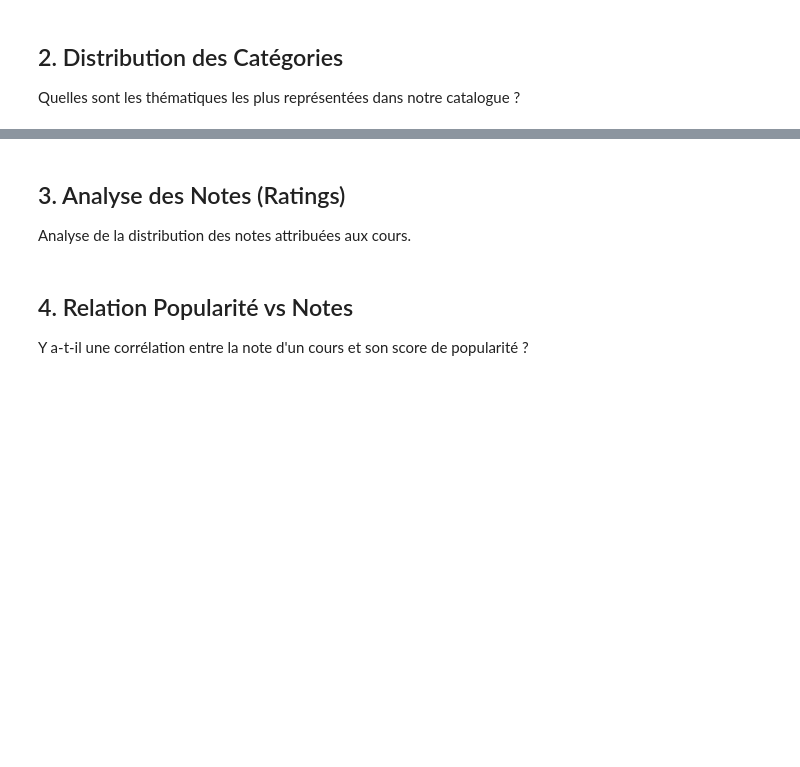
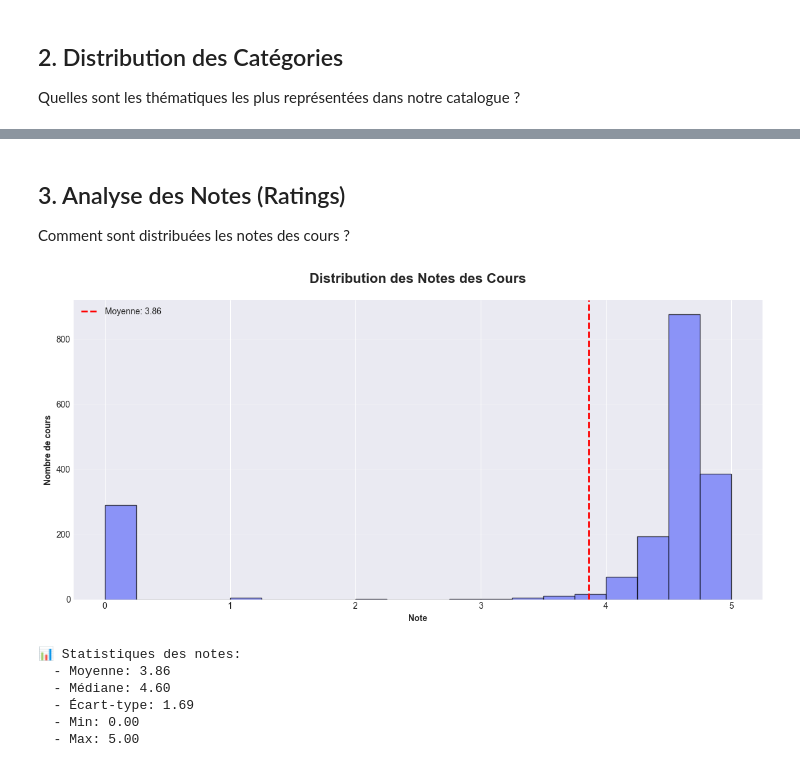
Before and after one commit to Badr-Bouymejjane/PFM_Python_MSDIA, a Jupyter notebook: notebooks/Data_Visualisation.ipynb, the cells around one changed output, grey strips where cells are left out. Cells and saved outputs as stored; diff of their text form; code cells hidden in the pictures; blank space fills up the shorter version.

```diff
--- a/notebooks/Data_Visualisation.ipynb
+++ b/notebooks/Data_Visualisation.ipynb
@@ -73,3 +121,3 @@ fig.show()
 # %% [markdown]
 ## 3. Analyse des Notes (Ratings)
-Analyse de la distribution des notes attribuées aux cours.
+Comment sont distribuées les notes des cours ?
@@ -87,3 +123,0 @@ fig.show()
-# %% [markdown]
-## 4. Relation Popularité vs Notes
-Y a-t-il une corrélation entre la note d'un cours et son score de popularité ?
@@ -101,0 +124,34 @@ fig.show()
+# %%
+# Créer un histogramme des notes
+fig, ax = plt.subplots(figsize=(12, 6))
+
+# Histogramme avec style
+n, bins, patches = ax.hist(df['rating'], bins=20, color='#636EFA', edgecolor='black', alpha=0.7)
+
+# Ajouter une ligne de moyenne
+mean_rating = df['rating'].mean()
+ax.axvline(mean_rating, color='red', linestyle='--', linewidth=2, label=f'Moyenne: {mean_rating:.2f}')
+
+ax.set_xlabel('Note', fontweight='bold')
+ax.set_ylabel('Nombre de cours', fontweight='bold')
+ax.set_title('Distribution des Notes des Cours', fontsize=16, fontweight='bold', pad=20)
+ax.legend()
+ax.grid(axis='y', alpha=0.3)
+
+plt.tight_layout()
+plt.show()
+
+print(f"\n📊 Statistiques des notes:")
+print(f"  - Moyenne: {df['rating'].mean():.2f}")
+print(f"  - Médiane: {df['rating'].median():.2f}")
+print(f"  - Écart-type: {df['rating'].std():.2f}")
+print(f"  - Min: {df['rating'].min():.2f}")
+print(f"  - Max: {df['rating'].max():.2f}")
+# %% [output]
+[figure, added]
+📊 Statistiques des notes:
+  - Moyenne: 3.86
+  - Médiane: 4.60
+  - Écart-type: 1.69
+  - Min: 0.00
+  - Max: 5.00
```
Also changed, not shown: parts of 26 cells of this notebook, 18 other files.
